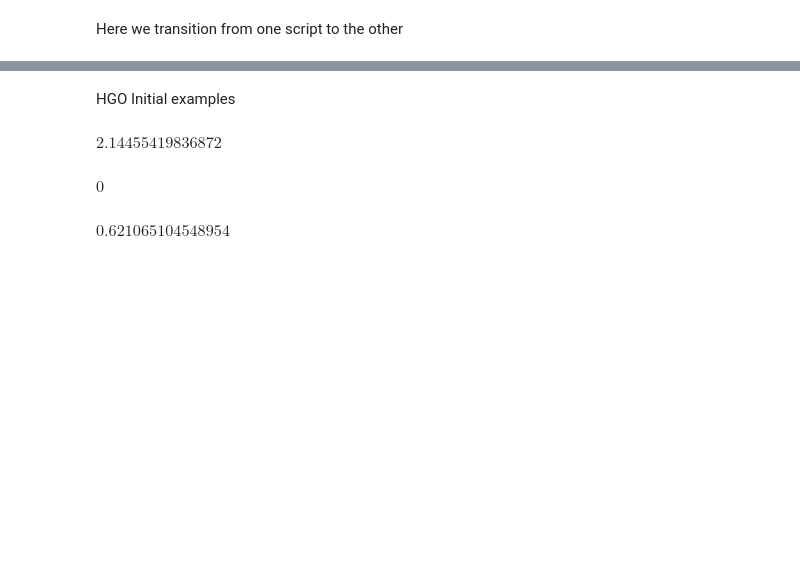
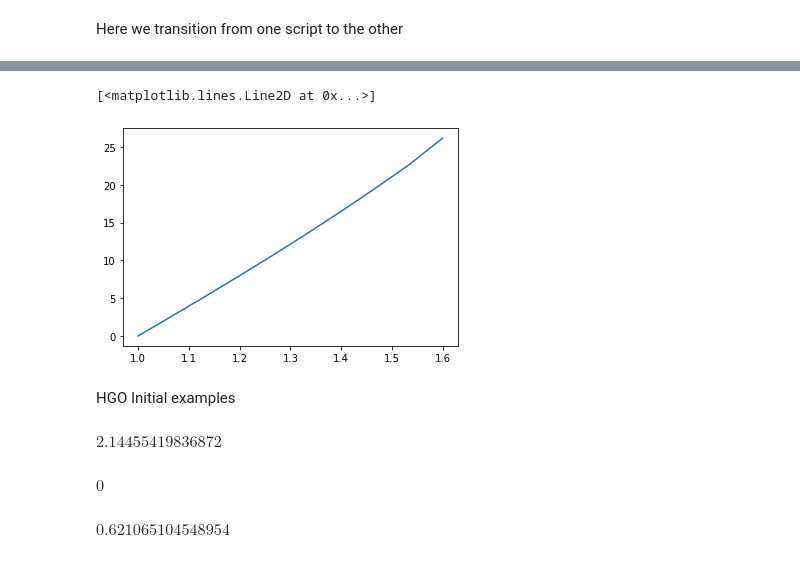
Before and after one commit to luis-rodrigues-8/Constitutive_Models, a Jupyter notebook: generate_HGO.ipynb, the cells around one changed output, grey strips where cells are left out. Saved outputs shown, nothing was run; the diff lists cells and outputs as text; code cells hidden in the pictures; blank space fills up the shorter version.

```diff
--- a/generate_HGO.ipynb
+++ b/generate_HGO.ipynb
@@ -617,3 +625,8 @@ array([[10.72,  0.18,  3.71,  2.42, 20.38]])
+# %%
+plt.plot(x_true,y_true)
+# %% [output]
+[<matplotlib.lines.Line2D at 0x...>]
+[figure, added]
 # %% [markdown]
 HGO Initial examples
 # %%
```
Also changed, not shown: parts of 14 cells of this notebook, 2 other files.
